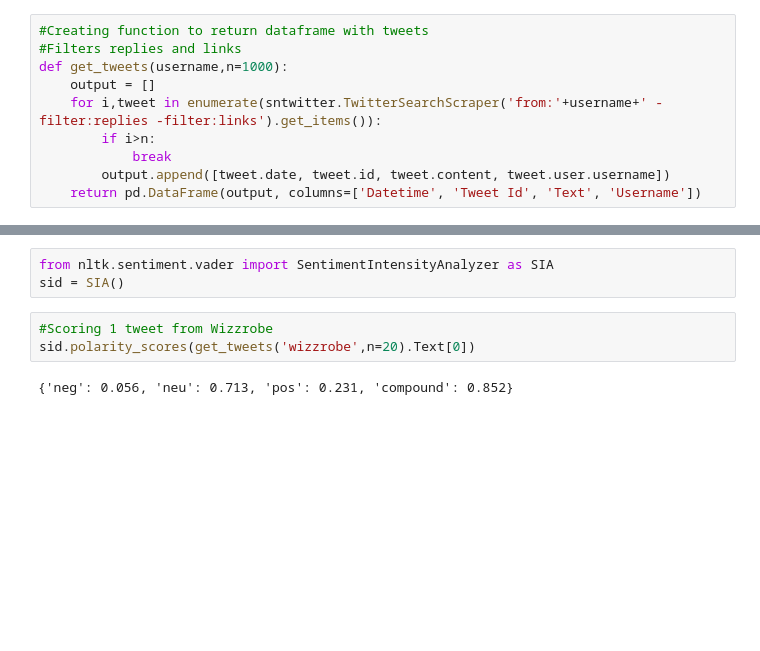
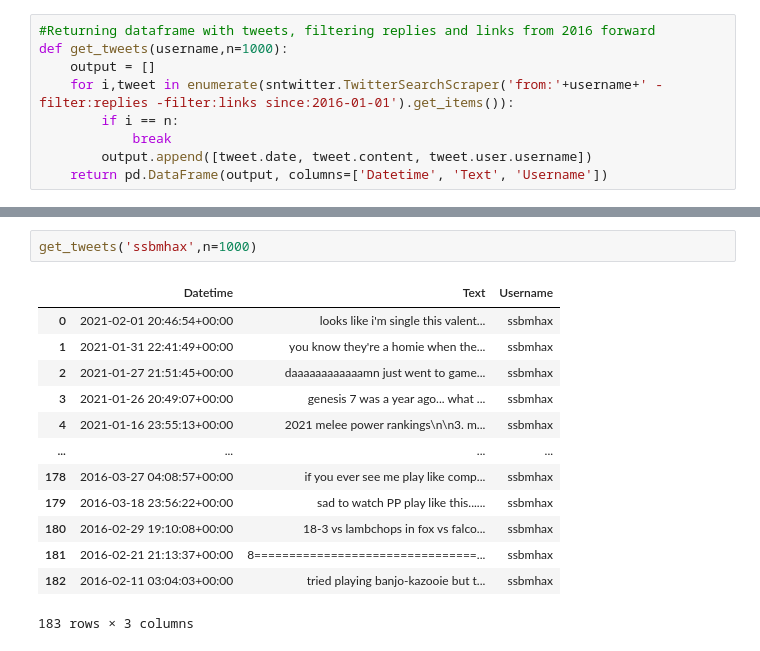
Before and after one commit to CommonerCoffee/Melee-Twitter-Scraping-Sentiment-Analysis, a Jupyter notebook: Sentiment Analysis of Professional Melee Player Twitters.ipynb, the cells around one changed output, grey strips where cells are left out. Saved outputs shown, nothing was run; the diff lists cells and outputs as text; blank space fills up the shorter version.

```diff
--- a/Sentiment Analysis of Professional Melee Player Twitters.ipynb
+++ b/Sentiment Analysis of Professional Melee Player Twitters.ipynb
@@ -5,10 +8,9 @@ import pandas as pd
 # %%
-#Creating function to return dataframe with tweets
-#Filters replies and links
+#Returning dataframe with tweets, filtering replies and links from 2016 forward
 def get_tweets(username,n=1000):
     output = []
-    for i,tweet in enumerate(sntwitter.TwitterSearchScraper('from:'+username+' -filter:replies -filter:links').get_items()):
-        if i>n:
+    for i,tweet in enumerate(sntwitter.TwitterSearchScraper('from:'+username+' -filter:replies -filter:links since:2016-01-01').get_items()):
+        if i == n:
             break
-        output.append([tweet.date, tweet.id, tweet.content, tweet.user.username])
-    return pd.DataFrame(output, columns=['Datetime', 'Tweet Id', 'Text', 'Username'])
+        output.append([tweet.date, tweet.content, tweet.user.username])
+    return pd.DataFrame(output, columns=['Datetime', 'Text', 'Username'])
@@ -40,8 +26,16 @@ True
-# %%
-from nltk.sentiment.vader import SentimentIntensityAnalyzer as SIA
-sid = SIA()
-# %%
-#Scoring 1 tweet from Wizzrobe
-sid.polarity_scores(get_tweets('wizzrobe',n=20).Text[0])
-# %% [output]
-{'neg': 0.056, 'neu': 0.713, 'pos': 0.231, 'compound': 0.852}
+# %%
+get_tweets('ssbmhax',n=1000)
+# %% [output]
+|  | Datetime | Text | Username |
+| 0 | 2021-02-01 20:46:54+00:00 | looks like i'm single this valent... | ssbmhax |
+| 1 | 2021-01-31 22:41:49+00:00 | you know they're a homie when the... | ssbmhax |
+| 2 | 2021-01-27 21:51:45+00:00 | daaaaaaaaaaaamn just went to game... | ssbmhax |
+| 3 | 2021-01-26 20:49:07+00:00 | genesis 7 was a year ago... what ... | ssbmhax |
+| 4 | 2021-01-16 23:55:13+00:00 | 2021 melee power rankings\n\n3. m... | ssbmhax |
+| ... | ... | ... | ... |
+| 178 | 2016-03-27 04:08:57+00:00 | if you ever see me play like comp... | ssbmhax |
+| 179 | 2016-03-18 23:56:22+00:00 | sad to watch PP play like this...... | ssbmhax |
+| 180 | 2016-02-29 19:10:08+00:00 | 18-3 vs lambchops in fox vs falco... | ssbmhax |
+| 181 | 2016-02-21 21:13:37+00:00 | 8================================... | ssbmhax |
+| 182 | 2016-02-11 03:04:03+00:00 | tried playing banjo-kazooie but t... | ssbmhax |
+183 rows × 3 columns
```
Also changed, not shown: parts of 15 cells of this notebook, 1 other file.
